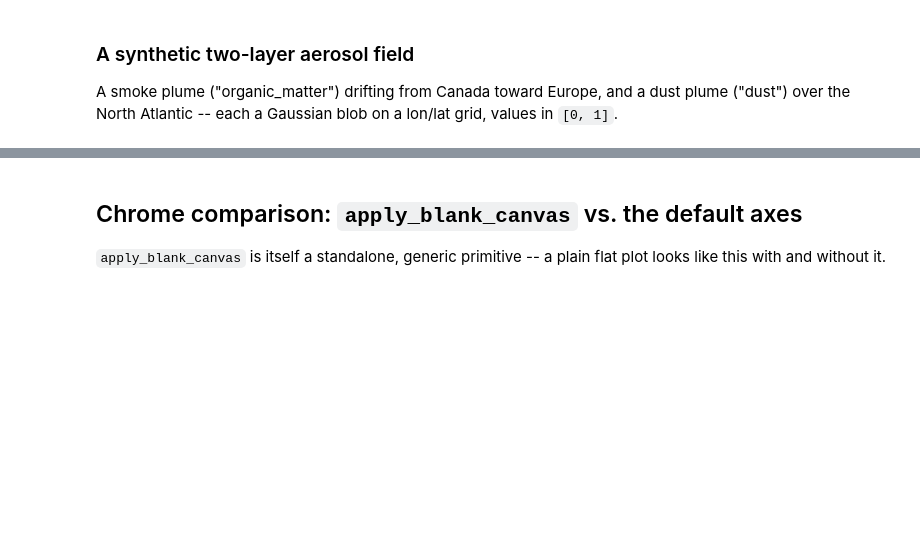
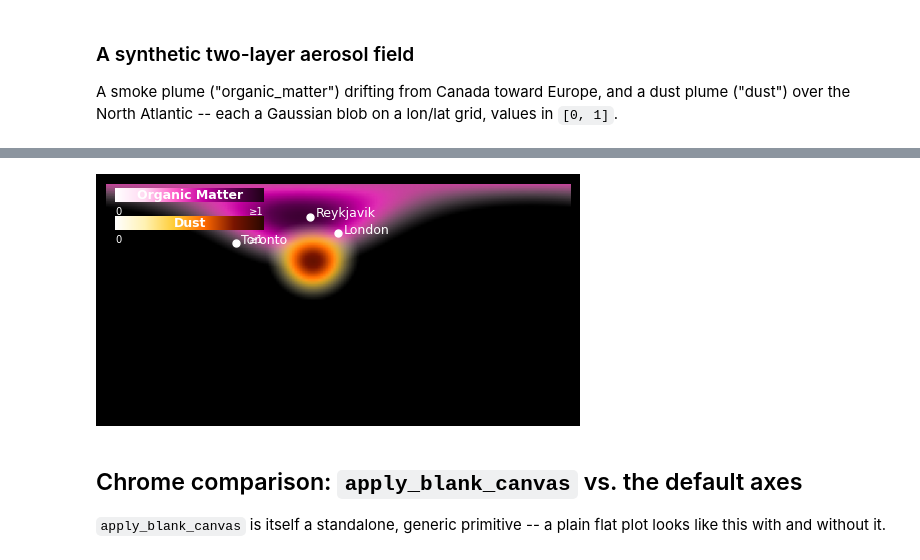
Before and after one commit to serapeum-org/cleopatra, a Jupyter notebook: docs/notebooks/haze_preset/haze_preset_examples.ipynb, the cells around one changed output, grey strips where cells are left out. Cells and saved outputs as stored; diff of their text form; code cells hidden in the pictures; blank space fills up the shorter version.

```diff
--- a/docs/notebooks/haze_preset/haze_preset_examples.ipynb
+++ b/docs/notebooks/haze_preset/haze_preset_examples.ipynb
@@ -129,13 +150,18 @@ space the axes is already using.
 # %%
 fig, ax = plt.subplots(figsize=(6, 4))
 apply_blank_canvas(ax)
-apply_data_style(ax, {'organic_matter': organic_matter, 'dust': dust})
+apply_data_style(
+    ax, {'organic_matter': organic_matter, 'dust': dust},
+    extent=[-180, 180, -90, 90], origin='lower',
+)
 add_point_labels(ax, {
     'London': (-0.1, 51.5),
     'Reykjavik': (-21.9, 64.1),
     'Toronto': (-79.4, 43.7),
 })
 plt.show()
+# %% [output]
+[figure, added]
 # %% [markdown]
 ## Chrome comparison: `apply_blank_canvas` vs. the default axes
 
```
Also changed, not shown: parts of 22 cells of this notebook, 5 other files.
